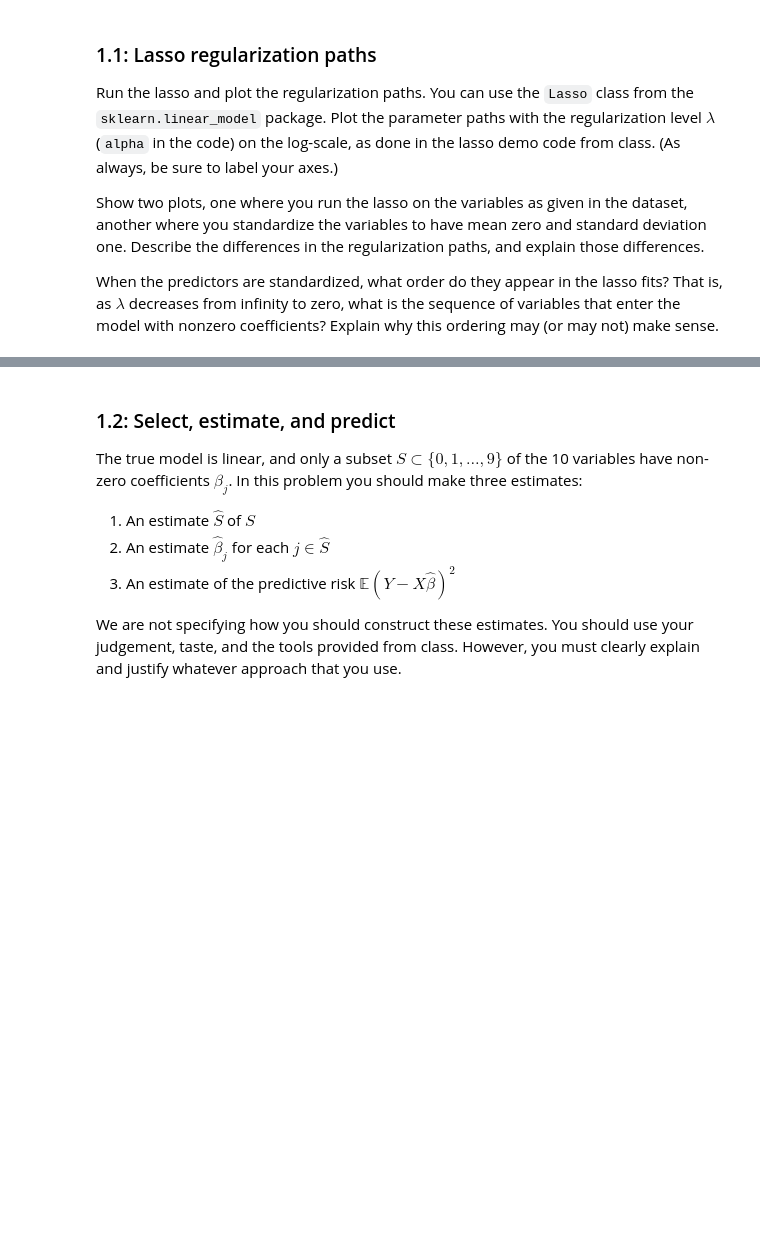
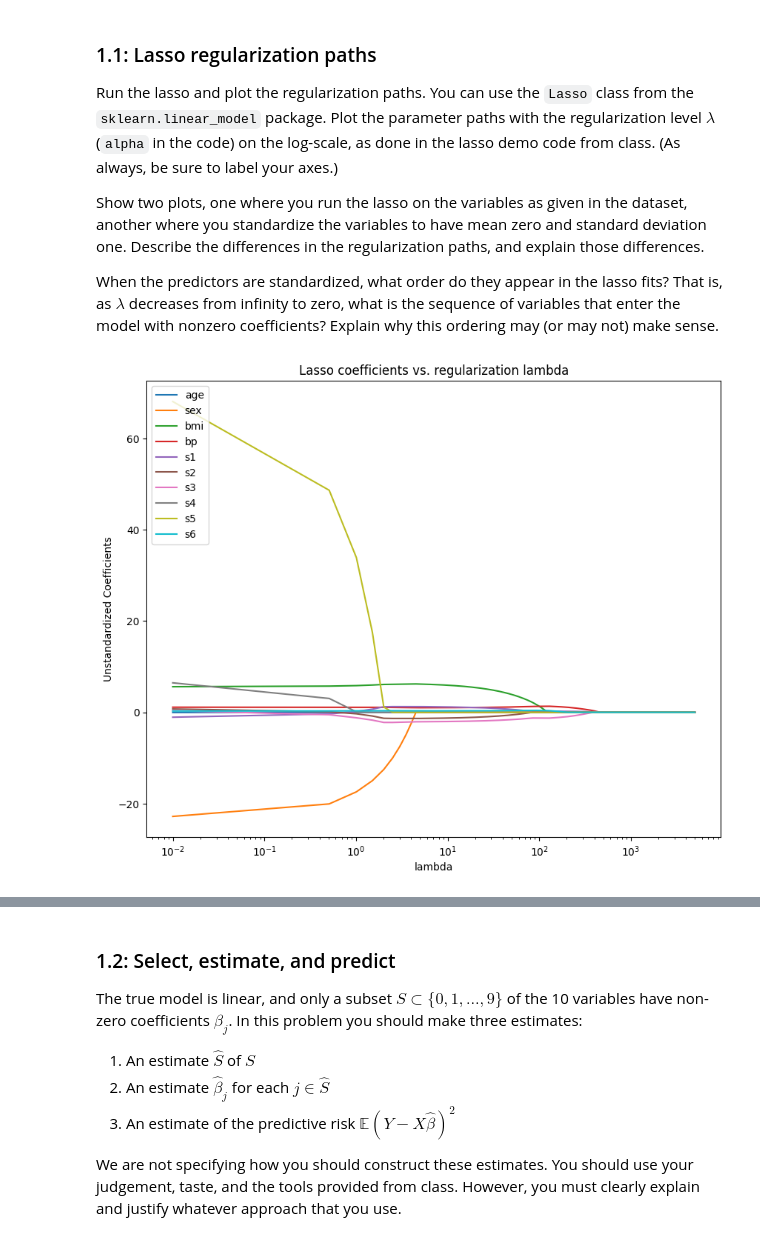
Before and after one commit to ks1722/sds665, a Jupyter notebook: assignments/assn1/assn1.ipynb, the cells around one changed output, grey strips where cells are left out. Cells and saved outputs as stored; diff of their text form; code cells hidden in the pictures; blank space fills up the shorter version.

```diff
--- a/assignments/assn1/assn1.ipynb
+++ b/assignments/assn1/assn1.ipynb
@@ -80,0 +79,30 @@ When the predictors are standardized, what order do they appear in the lasso fit
+# %%
+# run lasso on the unstandardized dataset
+alphau = np.linspace(0.01,5000,10000)
+lasso_un = Lasso()
+# to store the estimated coefficients
+coefs_un = np.zeros((len(alphau), X_raw.shape[1]))
+
+# try different regularization levels
+for i, a in enumerate(alphau):
+  lasso_un.set_params(alpha=a)
+  lasso_un.fit(X_raw, y_raw)
+  coefs_un[i, :] = lasso_un.coef_
+
+plt.figure(figsize=(10,8))
+ax = plt.gca()
+# ax.plot(alphau, coefs_un)
+
+# add labels to the features
+features = load_diabetes().feature_names
+for idx, name in enumerate(features):
+  ax.plot(alphau, coefs_un[:, idx], label=name)
+
+ax.set_xscale('log')
+plt.axis('tight')
+plt.xlabel('lambda')
+plt.ylabel('Unstandardized Coefficients')
+plt.legend(loc='upper right')
+plt.title('Lasso coefficients vs. regularization lambda');
+# %% [output]
+[figure, added]
```
Also changed, not shown: parts of 4 cells of this notebook.
